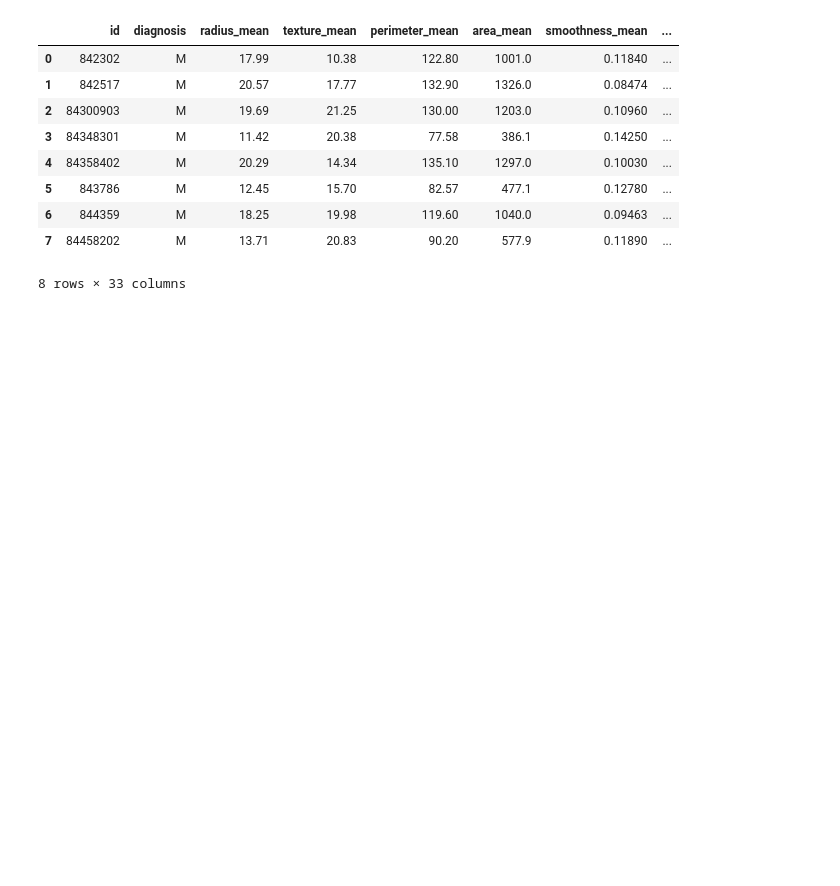
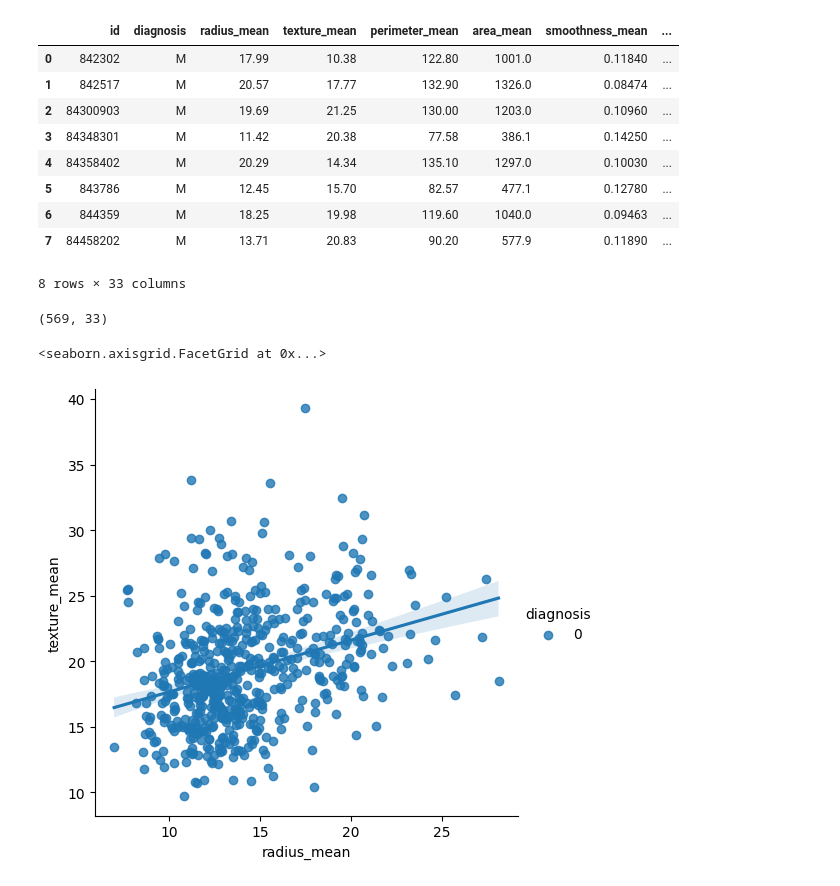
Before and after one commit to Priya-gawhane/Machine-learning-prediction-Models-Projects, a Jupyter notebook: Breast_cancer_classification.ipynb, the cells around one changed output. Drawn from its saved outputs; the diff is of its cells as text; code cells hidden in the pictures; blank space fills up the shorter version.

```diff
--- a/Breast_cancer_classification.ipynb
+++ b/Breast_cancer_classification.ipynb
@@ -26,6 +29,12 @@ data_frame.head(8)
 | 6 | 844359 | M | 18.25 | 19.98 | 119.60 | 1040.0 | 0.09463 | ... |
 | 7 | 84458202 | M | 13.71 | 20.83 | 90.20 | 577.9 | 0.11890 | ... |
 8 rows × 33 columns
-# %%
-#adding the target column to the dataframe
-data_frame['label'] =
+# %%
+
+data_frame.drop(['Unnamed: 32', 'id'], axis = 1)
+print(data_frame.shape)
+# %% [output]
+(569, 33)
+# %%
+data_frame.drop(['Unnamed: 32', 'id'], axis = 1)
+data_frame.diagnosis = [1 if each == "M" else 0 for each in data_frame.diagnosis]
@@ -31,0 +46,14 @@ data_frame['label'] =
+# %%
+
+def diagnosis_value(diagnosis):
+	if diagnosis == 'M':
+		return 1
+	else:
+		return 0
+
+data_frame['diagnosis'] = data_frame['diagnosis'].apply(diagnosis_value)
+# %%
+sns.lmplot(x = 'radius_mean', y = 'texture_mean', hue = 'diagnosis', data = data_frame)
+# %% [output]
+<seaborn.axisgrid.FacetGrid at 0x...>
+[figure, added]
```
Also changed, not shown: parts of 12 cells of this notebook.
